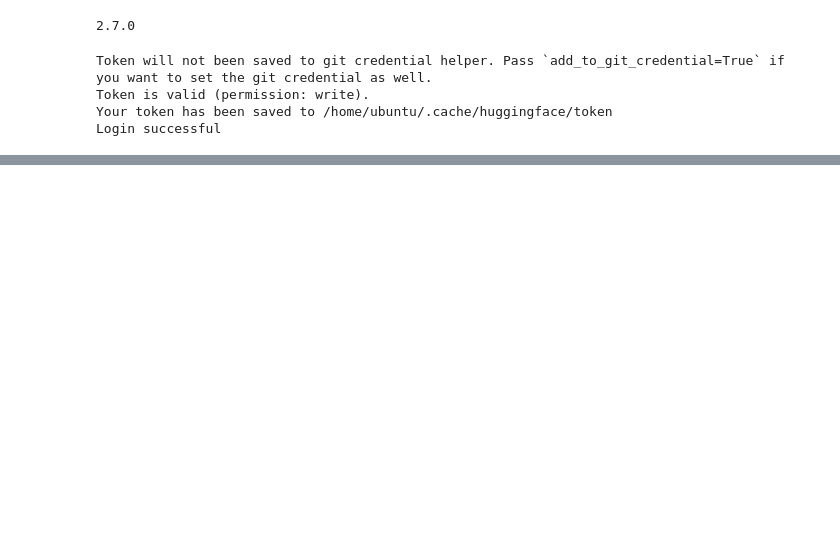
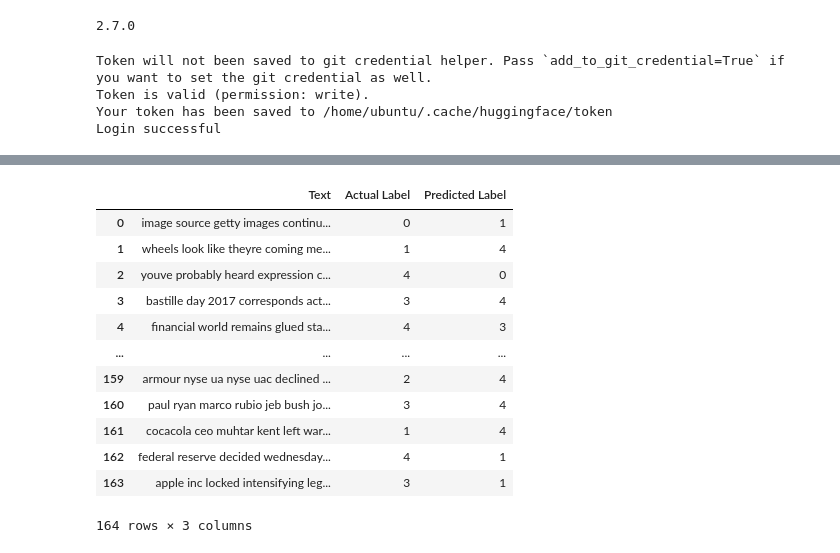
Before and after one commit to AbineshSivakumar/HyperPartisan_Classification_Using_BERT, a Jupyter notebook: Best512/Best512_0_512_5labels.ipynb, the cells around one changed output, grey strips where cells are left out. Drawn from its saved outputs; the diff is of its cells as text; code cells hidden in the pictures; blank space fills up the shorter version.

```diff
--- a/Best512/Best512_0_512_5labels.ipynb
+++ b/Best512/Best512_0_512_5labels.ipynb
@@ -162,7 +202,7 @@ total_micro_precision=0
 total_weighted_recall=0
 total_micro_recall=0
 
-for i in range(2):
+for i in range(1):
   gc.collect()
   tf.keras.backend.clear_session()
   dbert_tokenizer = BertTokenizer.from_pretrained('bert-base-uncased')
@@ -235,13 +275,4 @@ for i in range(2):
   micro_recall=recall_score(val_label, pred_labels, average='micro')
   print("Micro Recall: " + str(micro_recall))
   total_micro_recall=total_micro_recall+micro_recall
-
-
-print("Average Accuracy: "+str(total_accuracy/5))
-print("Average Weighted F1: "+str(total_weighted_f1/5))
-print("Average Micro F1: "+str(total_micro_f1/5))
-print("Average Weighted Precision: "+str(total_weighted_precision/5))
-print("Average Micro Precision: "+str(total_micro_precision/5))
-print("Average Weighted Recall: "+str(total_weighted_recall/5))
-print("Average Micro Recall: "+str(total_micro_recall/5))
 # %% [output]
@@ -331,0 +350,35 @@ Epoch 2/5
+# %%
+import pandas as pd
+
+misclassified_samples = []
+
+# Iterate over the validation set and collect misclassified samples
+for i in range(len(val_inp)):
+    pred = model_saved.predict([val_inp[i].reshape(1, 512), val_mask[i].reshape(1, 512)])
+    pred_label = pred.argmax(axis=1)
+
+    # Check if the predicted label does not match the actual label
+    if pred_label != val_label[i]:
+        misclassified_samples.append((sentences[i], val_label[i], pred_label[0]))
+
+# Create a DataFrame from the misclassified samples
+df_misclassified = pd.DataFrame(misclassified_samples, columns=['Text', 'Actual Label', 'Predicted Label'])
+
+# Print the misclassified samples DataFrame
+# print(df_misclassified)
+# %%
+df_misclassified
+# %% [output]
+|  | Text | Actual Label | Predicted Label |
+| 0 | image source getty images continu... | 0 | 1 |
+| 1 | wheels look like theyre coming me... | 1 | 4 |
+| 2 | youve probably heard expression c... | 4 | 0 |
+| 3 | bastille day 2017 corresponds act... | 3 | 4 |
+| 4 | financial world remains glued sta... | 4 | 3 |
+| ... | ... | ... | ... |
+| 159 | armour nyse ua nyse uac declined ... | 2 | 4 |
+| 160 | paul ryan marco rubio jeb bush jo... | 3 | 4 |
+| 161 | cocacola ceo muhtar kent left war... | 1 | 4 |
+| 162 | federal reserve decided wednesday... | 4 | 1 |
+| 163 | apple inc locked intensifying leg... | 3 | 1 |
+164 rows × 3 columns
```
Also changed, not shown: parts of 12 cells of this notebook, 1 other file.
